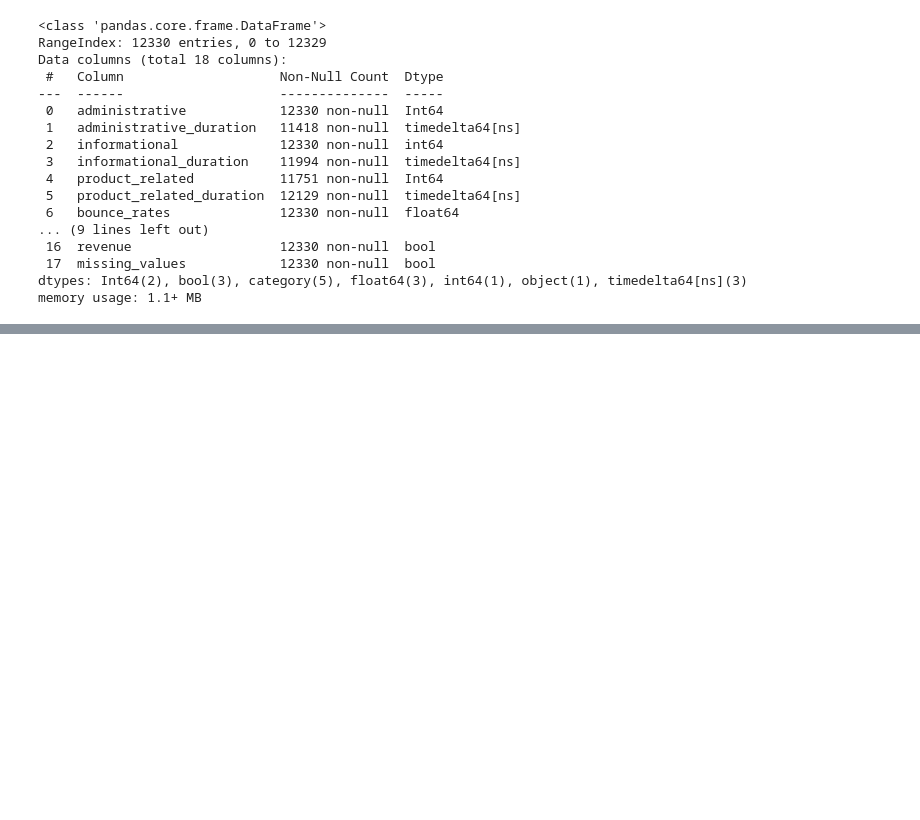
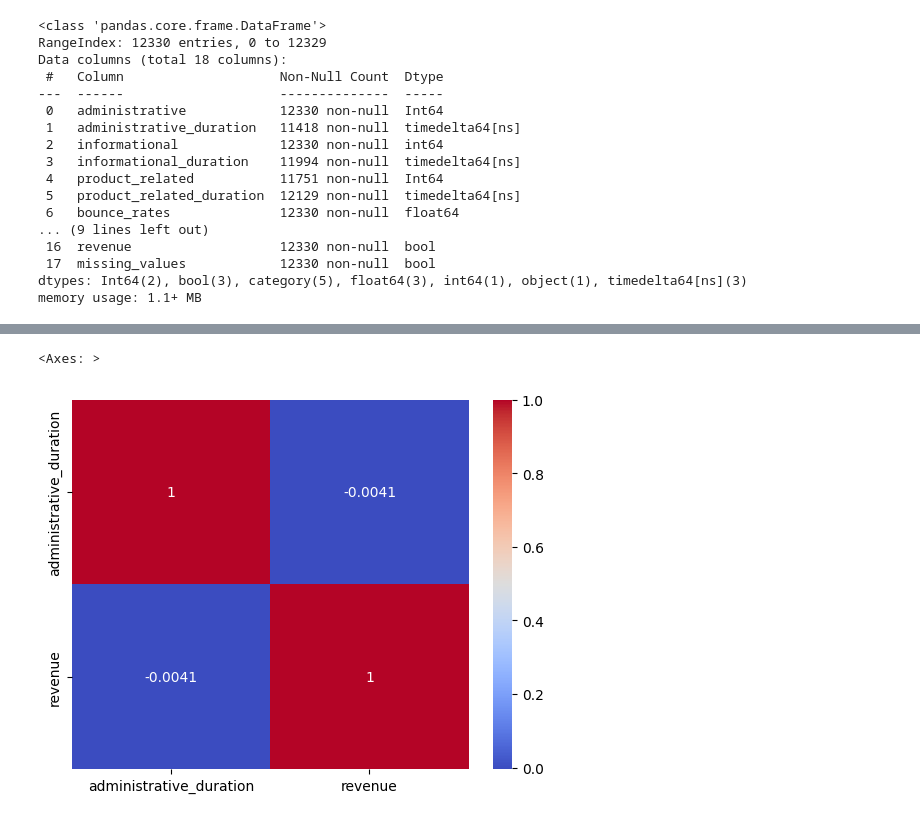
Before and after one commit to Chills00/exploratory-data-analysis---online-shopping-in-retail917, a Jupyter notebook: EDA_notebook.ipynb, the cells around one changed output, grey strips where cells are left out. Drawn from its saved outputs; the diff is of its cells as text; code cells hidden in the pictures; blank space fills up the shorter version.

```diff
--- a/EDA_notebook.ipynb
+++ b/EDA_notebook.ipynb
@@ -339,0 +345,5 @@ Decided to drop variable because it has high percentage (>7%) of null values. A
+# %%
+df_plots.correlation('administrative_duration', 'revenue')
+# %% [output]
+<Axes: >
+[figure, added]
```
Also changed, not shown: parts of 30 cells of this notebook.
